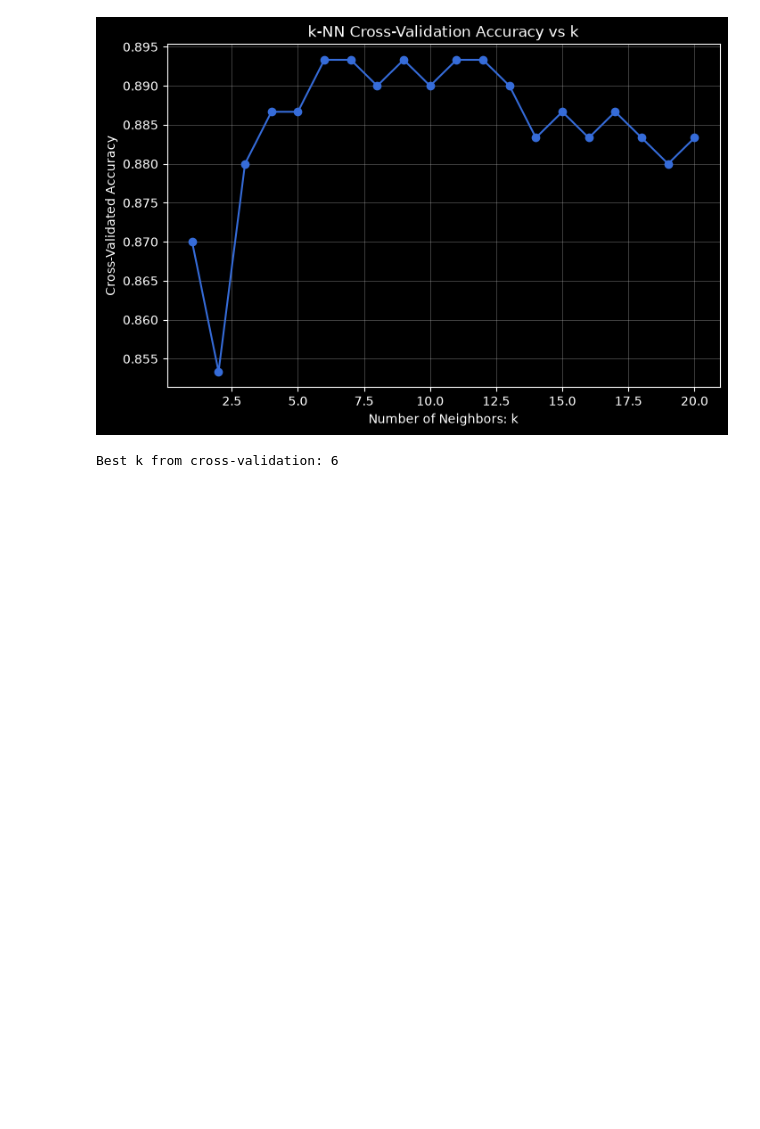
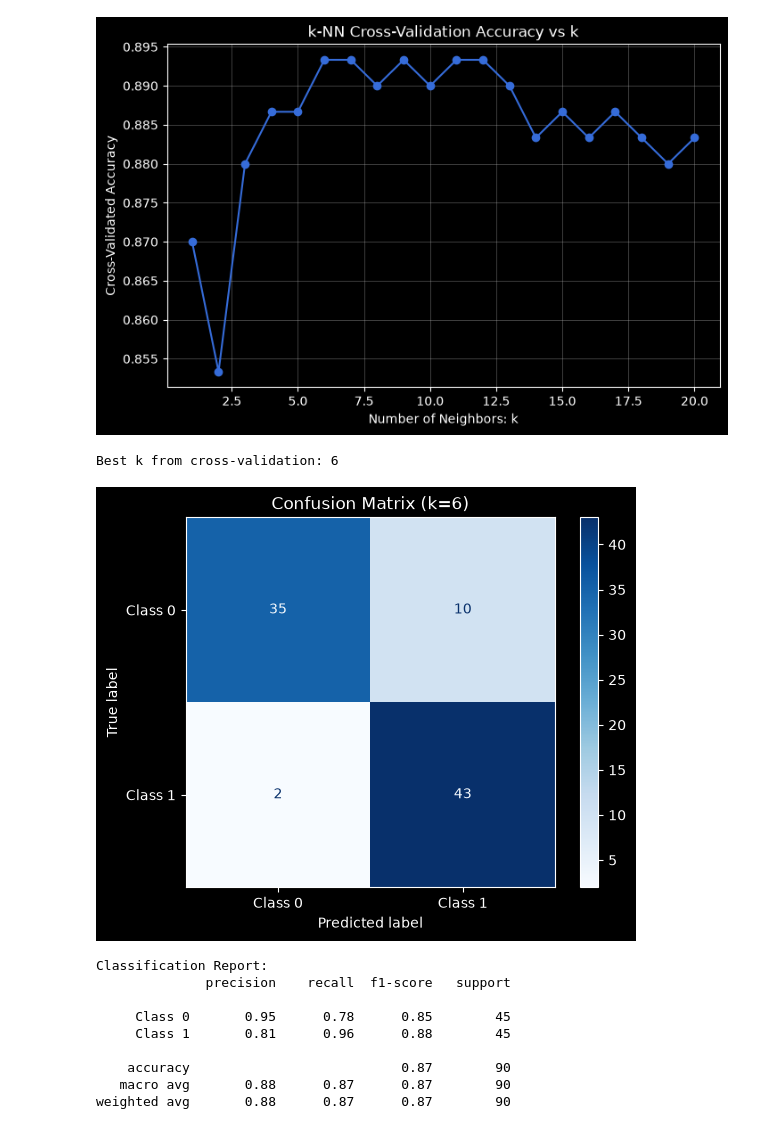
Before and after one commit to MUHAMMADZARYABKHAN-21/new.py, a Jupyter notebook: SCIKIT/Lesson32Knnmodifed.ipynb, the cells around one changed output. Cells and saved outputs as stored; diff of their text form; code cells hidden in the pictures; blank space fills up the shorter version.

```diff
--- a/SCIKIT/Lesson32Knnmodifed.ipynb
+++ b/SCIKIT/Lesson32Knnmodifed.ipynb
@@ -70,3 +70,28 @@ print(f"Best k from cross-validation: {best_k}")
 # %% [output]
 [figure]
 Best k from cross-validation: 6
+# %%
+from sklearn.metrics import confusion_matrix, classification_report, ConfusionMatrixDisplay
+
+# Confusion Matrix
+cm = confusion_matrix(y_test, y_pred)
+disp = ConfusionMatrixDisplay(confusion_matrix=cm, display_labels=["Class 0", "Class 1"])
+disp.plot(cmap="Blues")
+plt.title(f"Confusion Matrix (k={best_k})")
+plt.grid(False)
+plt.show()
+
+# Detailed classification report
+print("Classification Report:")
+print(classification_report(y_test, y_pred, target_names=["Class 0", "Class 1"]))
+# %% [output]
+[figure, added]
+Classification Report:
+              precision    recall  f1-score   support
+
+     Class 0       0.95      0.78      0.85        45
+     Class 1       0.81      0.96      0.88        45
+
+    accuracy                           0.87        90
+   macro avg       0.88      0.87      0.87        90
+weighted avg       0.88      0.87      0.87        90
```
Also changed, not shown: parts of 6 cells of this notebook.
